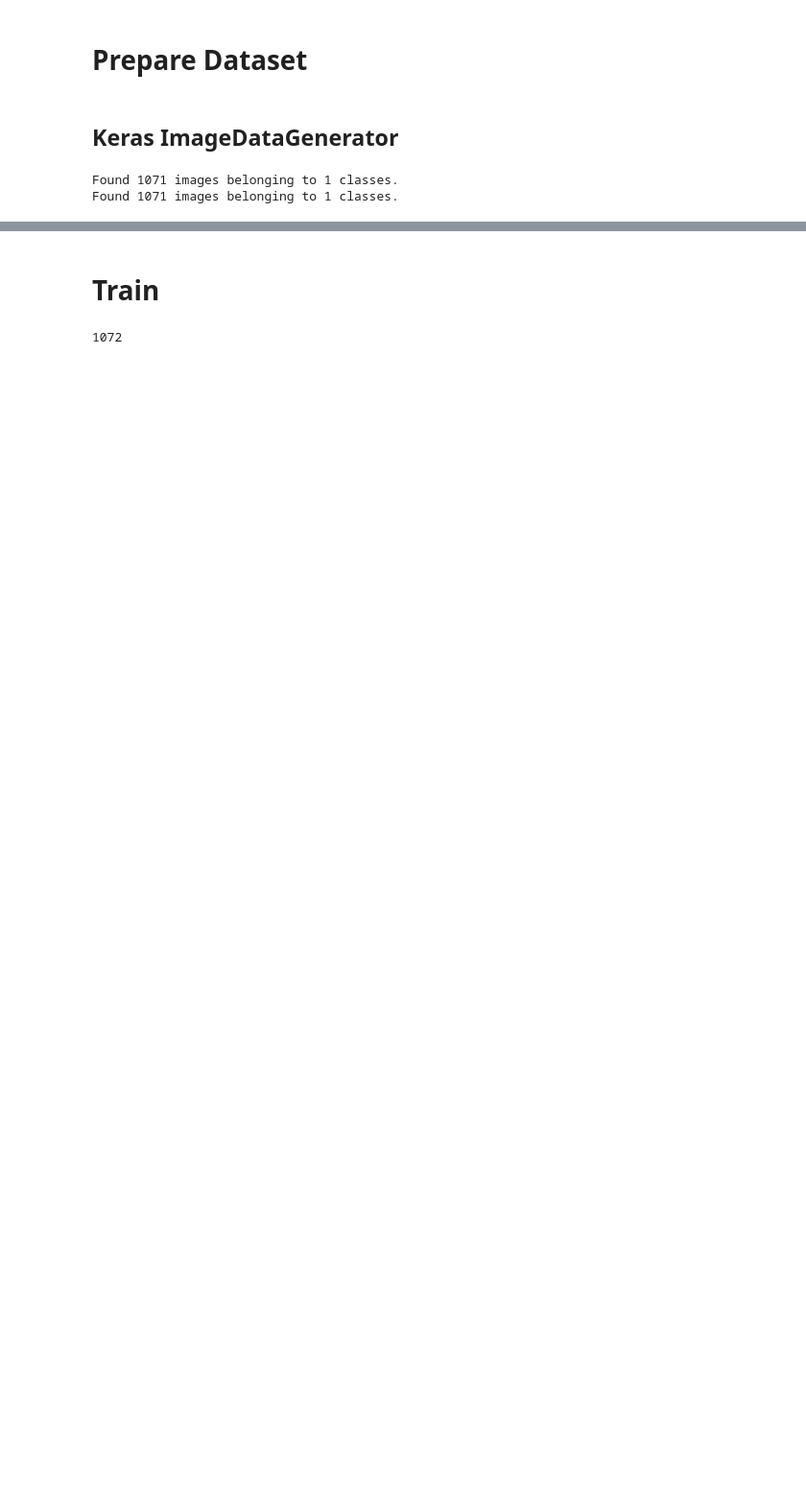
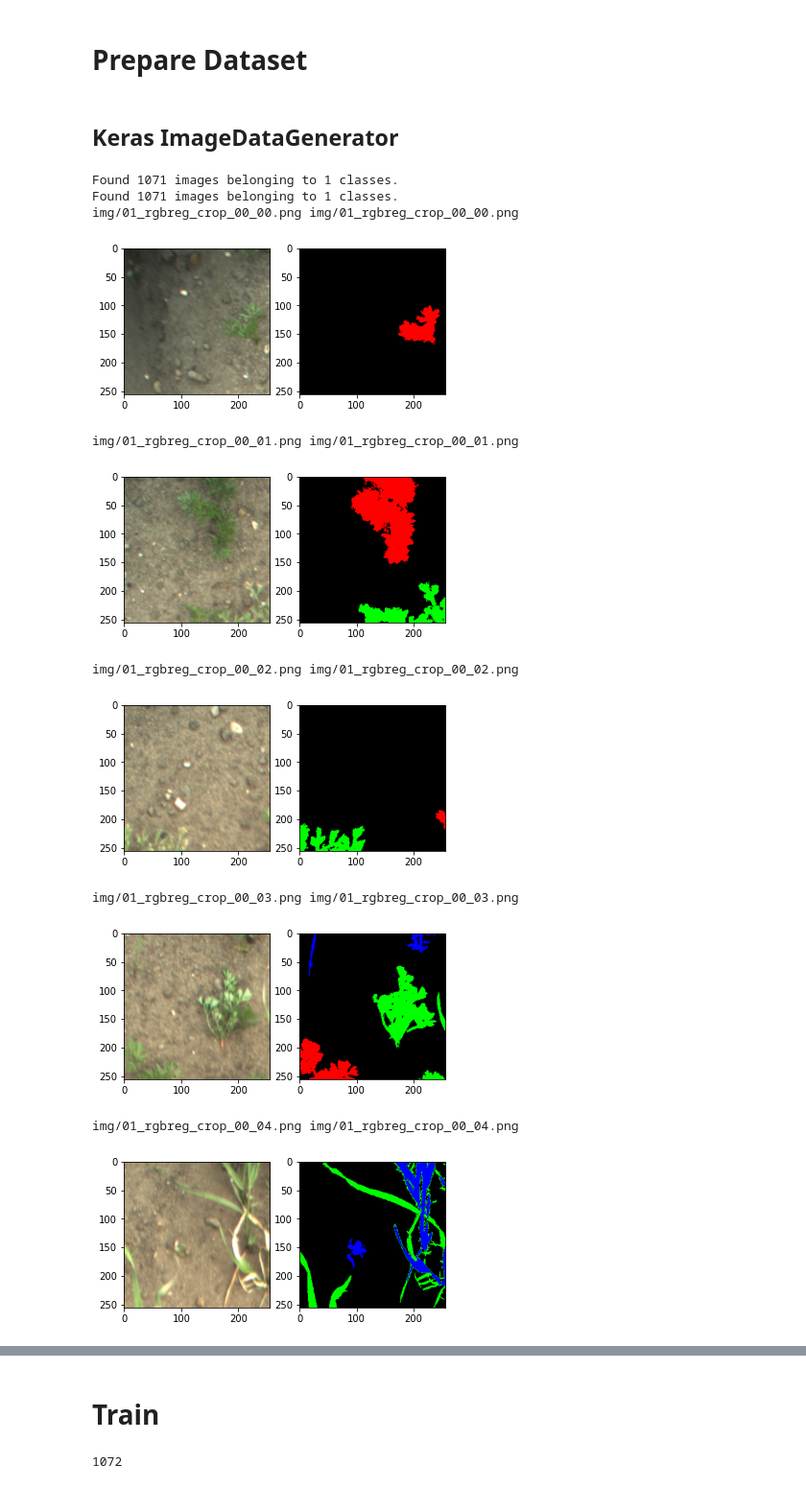
Before and after one commit to yildizozan/precision-agriculture-computer-vision, a Jupyter notebook: Segnet.ipynb, the cells around one changed output, grey strips where cells are left out. Shown at 96% size. Cells and saved outputs as stored; diff of their text form; code cells hidden in the pictures; blank space fills up the shorter version.

```diff
--- a/Segnet.ipynb
+++ b/Segnet.ipynb
@@ -595,34 +76,60 @@ ValueError: ignored
 # %%
 from keras.preprocessing.image import ImageDataGenerator
+import matplotlib.pyplot as plt
 
 seed=1
 
 basedir = "datas/"
-train_datagen = ImageDataGenerator(
-        rescale=1./255,
-        shear_range=0.2,
-        zoom_range=0.2,
-        horizontal_flip=True)
 
-train_datagen = ImageDataGenerator(rescale=1./255)
+# Old
+data_gen_args = dict(rescale=1./255,
+                     featurewise_center=True,
+                     featurewise_std_normalization=True,
+                     rotation_range=90,
+                     width_shift_range=0.1,
+                     height_shift_range=0.1,
+                     zoom_range=0.2)
 
-train_image_generator = train_datagen.flow_from_directory(
+data_gen_args = dict(rescale=1./255)
+
+train_image_datagen = ImageDataGenerator(**data_gen_args)
+train_mask_datagen = ImageDataGenerator(**data_gen_args)
+
+train_image_generator = train_image_datagen.flow_from_directory(
     basedir + 'train',
-    target_size=(256, 256),
     class_mode=None,
-    batch_size=9,
-    seed=seed,
-    )
+    batch_size=8,
+    shuffle = False,
+    seed=seed)
 
-train_mask_generator = train_datagen.flow_from_directory(
+train_mask_generator = train_mask_datagen.flow_from_directory(
     basedir + 'train_mask',
-    target_size=(256, 256),
     class_mode=None,
-    batch_size=9,
-    seed=seed
-    )
+    batch_size=8,
+    shuffle = False,
+    seed=seed)
 
 train_data = zip(train_image_generator, train_mask_generator)
+
+x = train_image_generator.next()
+y = train_mask_generator.next()
+
+for i in range(0, 8):
+  print(train_image_generator.filenames[i], train_image_generator.filenames[i])
+  fig, (ax1, ax2) = plt.subplots(1, 2)
+  ax1.imshow(x[i])
+  ax2.imshow(y[i])
+  plt.show()
 # %% [output]
 Found 1071 images belonging to 1 classes.
 Found 1071 images belonging to 1 classes.
+img/01_rgbreg_crop_00_00.png img/01_rgbreg_crop_00_00.png
+[figure, added]
+img/01_rgbreg_crop_00_01.png img/01_rgbreg_crop_00_01.png
+[figure, added]
+img/01_rgbreg_crop_00_02.png img/01_rgbreg_crop_00_02.png
+[figure, added]
+img/01_rgbreg_crop_00_03.png img/01_rgbreg_crop_00_03.png
+[figure, added]
+img/01_rgbreg_crop_00_04.png img/01_rgbreg_crop_00_04.png
+[figure, added]
```
Also changed, not shown: parts of 52 cells of this notebook.
